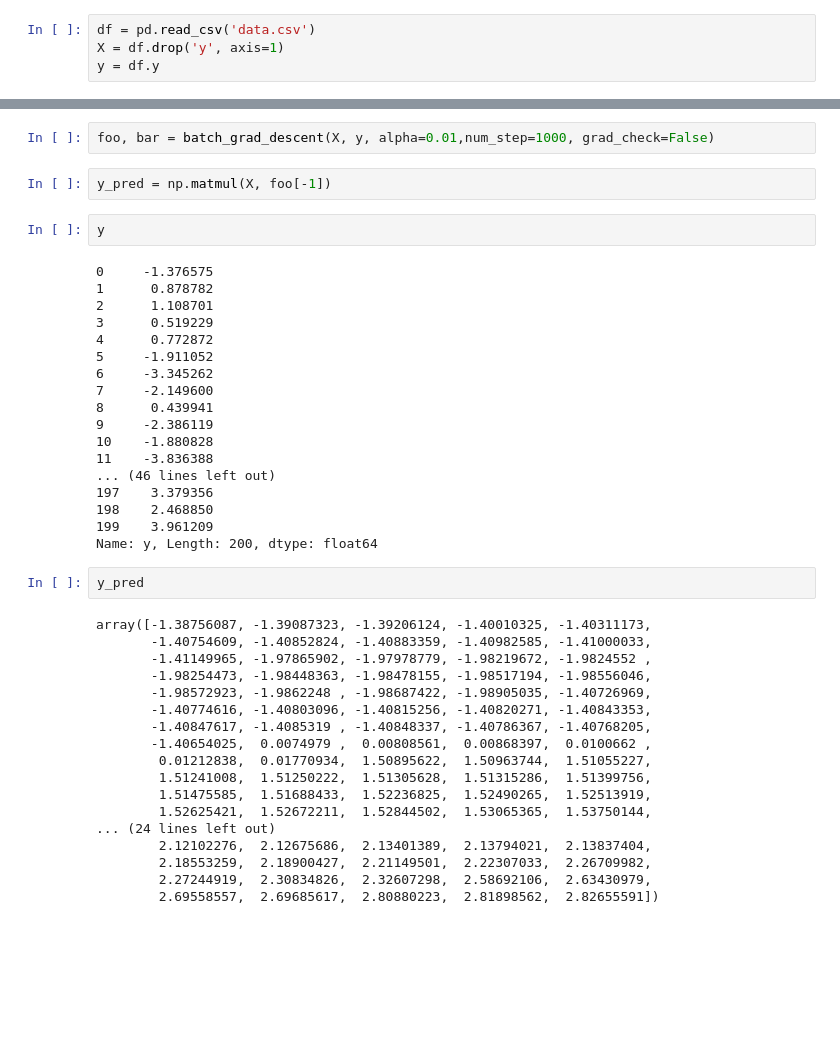
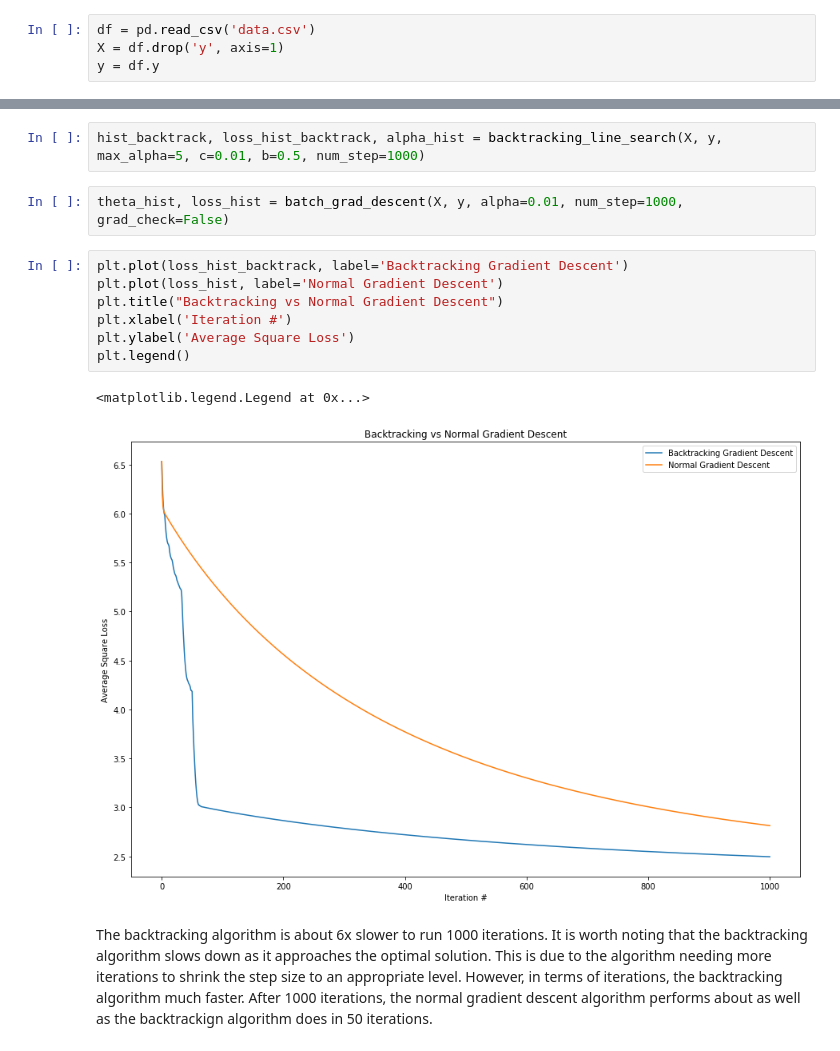
Before and after one commit to cfizette/NYU-Data-Science, a Jupyter notebook: DS-1003/hw/hw1/hw1-solution.ipynb, the cells around one changed output, grey strips where cells are left out. Drawn from its saved outputs; the diff is of its cells as text; blank space fills up the shorter version.

```diff
--- a/DS-1003/hw/hw1/hw1-solution.ipynb
+++ b/DS-1003/hw/hw1/hw1-solution.ipynb
@@ -36,44 +81,16 @@ y = df.y
+# %%
+hist_backtrack, loss_hist_backtrack, alpha_hist = backtracking_line_search(X, y, max_alpha=5, c=0.01, b=0.5, num_step=1000)
 # %%
-foo, bar = batch_grad_descent(X, y, alpha=0.01,num_step=1000, grad_check=False)
+theta_hist, loss_hist = batch_grad_descent(X, y, alpha=0.01, num_step=1000, grad_check=False)
-# %%
-y_pred = np.matmul(X, foo[-1])
-# %%
-y
-# %% [output]
-0     -1.376575
-1      0.878782
-2      1.108701
-3      0.519229
-4      0.772872
-5     -1.911052
-6     -3.345262
-7     -2.149600
-8      0.439941
-9     -2.386119
-10    -1.880828
-11    -3.836388
-... (46 lines left out)
-197    3.379356
-198    2.468850
-199    3.961209
-Name: y, Length: 200, dtype: float64
-# %%
-y_pred
-# %% [output]
-array([-1.38756087, -1.39087323, -1.39206124, -1.40010325, -1.40311173,
-       -1.40754609, -1.40852824, -1.40883359, -1.40982585, -1.41000033,
-       -1.41149965, -1.97865902, -1.97978779, -1.98219672, -1.9824552 ,
-       -1.98254473, -1.98448363, -1.98478155, -1.98517194, -1.98556046,
-       -1.98572923, -1.9862248 , -1.98687422, -1.98905035, -1.40726969,
-       -1.40774616, -1.40803096, -1.40815256, -1.40820271, -1.40843353,
-       -1.40847617, -1.4085319 , -1.40848337, -1.40786367, -1.40768205,
-       -1.40654025,  0.0074979 ,  0.00808561,  0.00868397,  0.0100662 ,
-        0.01212838,  0.01770934,  1.50895622,  1.50963744,  1.51055227,
-        1.51241008,  1.51250222,  1.51305628,  1.51315286,  1.51399756,
-        1.51475585,  1.51688433,  1.52236825,  1.52490265,  1.52513919,
-        1.52625421,  1.52672211,  1.52844502,  1.53065365,  1.53750144,
-... (24 lines left out)
-        2.12102276,  2.12675686,  2.13401389,  2.13794021,  2.13837404,
-        2.18553259,  2.18900427,  2.21149501,  2.22307033,  2.26709982,
-        2.27244919,  2.30834826,  2.32607298,  2.58692106,  2.63430979,
-        2.69558557,  2.69685617,  2.80880223,  2.81898562,  2.82655591])
+# %%
+plt.plot(loss_hist_backtrack, label='Backtracking Gradient Descent')
+plt.plot(loss_hist, label='Normal Gradient Descent')
+plt.title("Backtracking vs Normal Gradient Descent")
+plt.xlabel('Iteration #')
+plt.ylabel('Average Square Loss')
+plt.legend()
+# %% [output]
+<matplotlib.legend.Legend at 0x...>
+[figure, added]
+# %% [markdown]
+The backtracking algorithm is about 6x slower to run 1000 iterations. It is worth noting that the backtracking algorithm slows down as it approaches the optimal solution. This is due to the algorithm needing more iterations to shrink the step size to an appropriate level. However, in terms of iterations, the backtracking algorithm much faster. After 1000 iterations, the normal gradient descent algorithm performs about as well as the backtrackign algorithm does in 50 iterations.
```
Also changed, not shown: parts of 14 cells of this notebook.
